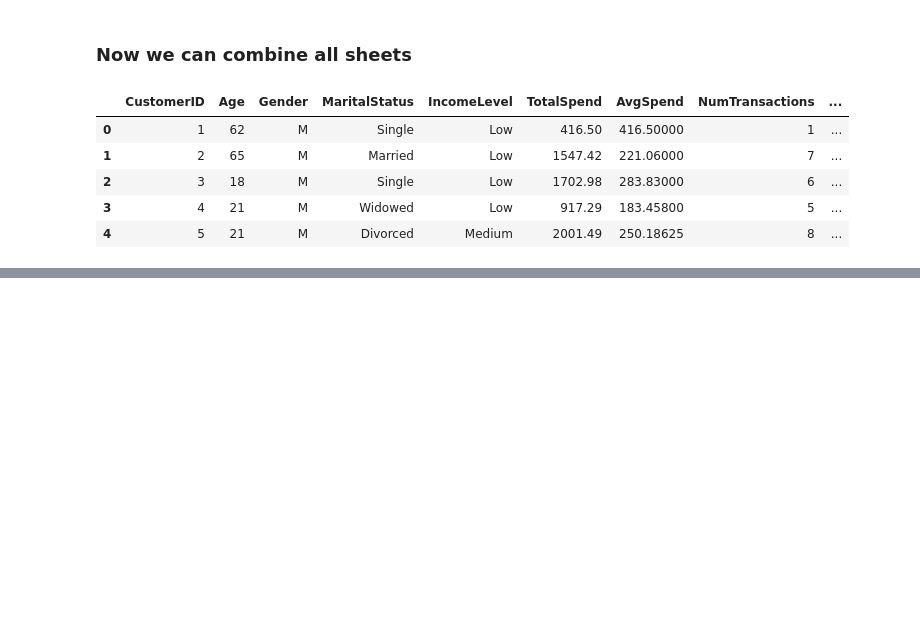
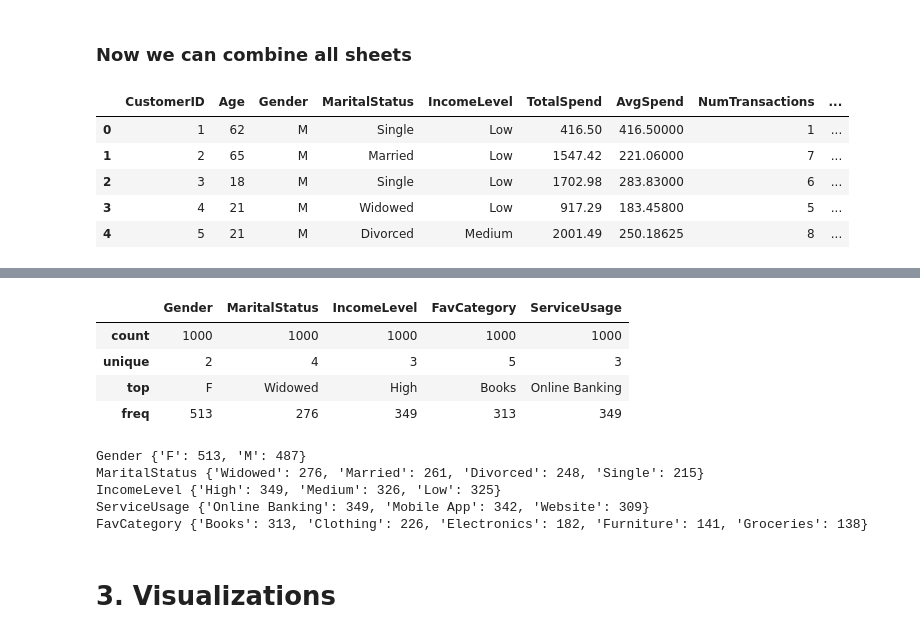
Before and after one commit to BagelSamurai/Lloyds-Banking-Group-Data-Science-and-Analytics-Virtual-Experience, a Jupyter notebook: notebooks/eda.ipynb, the cells around one changed output, grey strips where cells are left out. Drawn from its saved outputs; the diff is of its cells as text; code cells hidden in the pictures; blank space fills up the shorter version.

```diff
--- a/notebooks/eda.ipynb
+++ b/notebooks/eda.ipynb
@@ -256,0 +271,20 @@ dtype: bool
+# %%
+df.describe(include='object')
+# %% [output]
+|  | Gender | MaritalStatus | IncomeLevel | FavCategory | ServiceUsage |
+| count | 1000 | 1000 | 1000 | 1000 | 1000 |
+| unique | 2 | 4 | 3 | 5 | 3 |
+| top | F | Widowed | High | Books | Online Banking |
+| freq | 513 | 276 | 349 | 313 | 349 |
+# %%
+# Categorical value counts
+for col in ['Gender','MaritalStatus','IncomeLevel','ServiceUsage','FavCategory']:
+    print(col, df[col].value_counts().to_dict())
+# %% [output]
+Gender {'F': 513, 'M': 487}
+MaritalStatus {'Widowed': 276, 'Married': 261, 'Divorced': 248, 'Single': 215}
+IncomeLevel {'High': 349, 'Medium': 326, 'Low': 325}
+ServiceUsage {'Online Banking': 349, 'Mobile App': 342, 'Website': 309}
+FavCategory {'Books': 313, 'Clothing': 226, 'Electronics': 182, 'Furniture': 141, 'Groceries': 138}
+# %% [markdown]
+# 3. Visualizations
```
Also changed, not shown: parts of 20 cells of this notebook.
